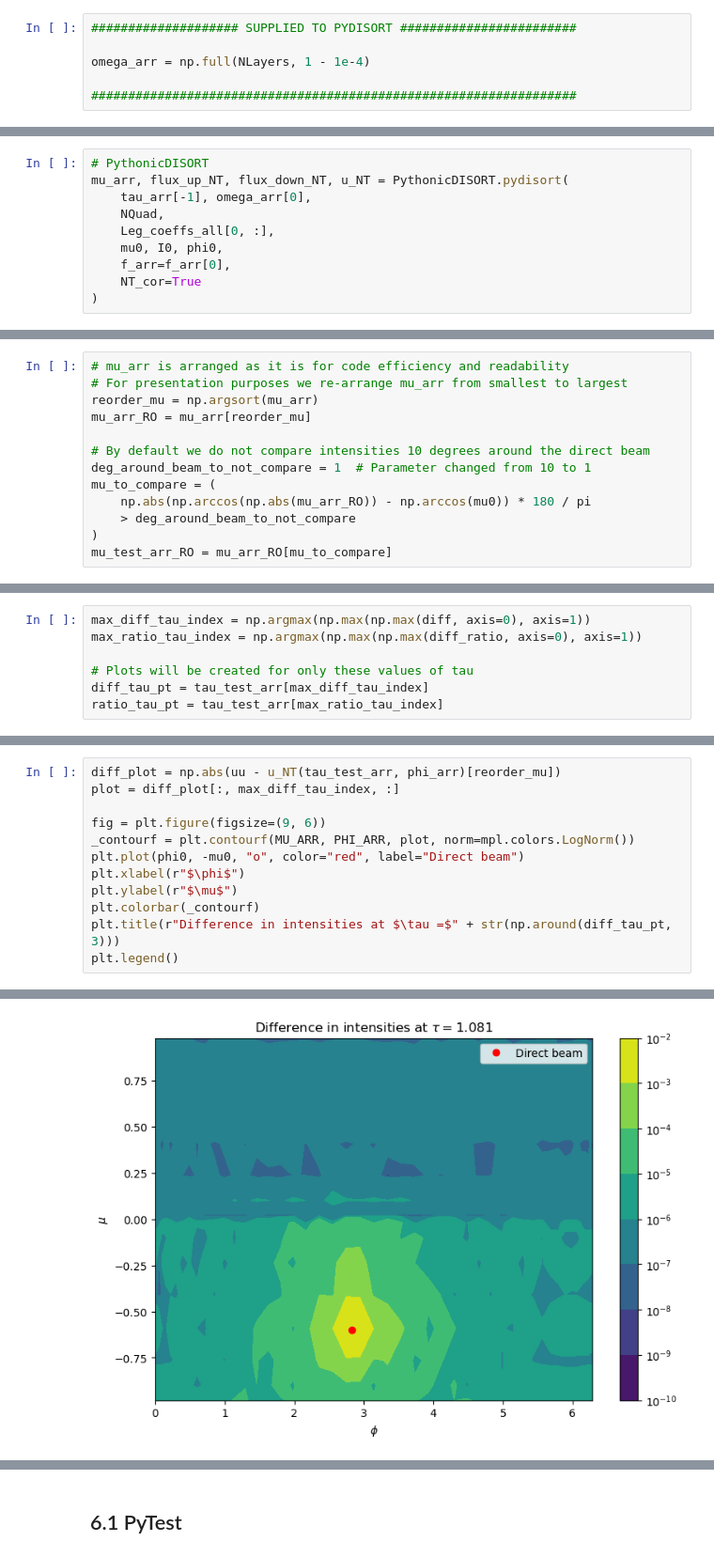
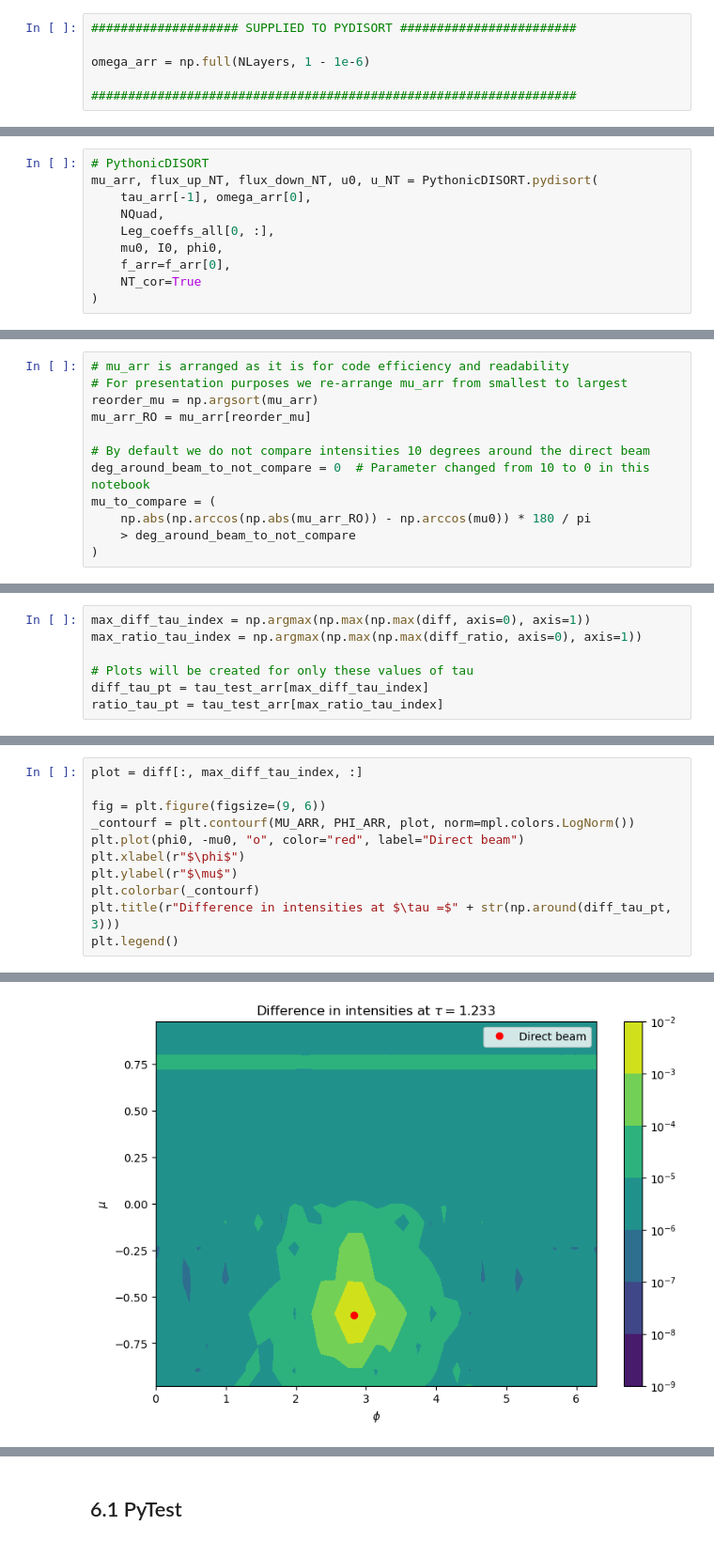
Before and after one commit to riclarsson/Pythonic-DISORT, a Jupyter notebook: docs/Pythonic-DISORT.ipynb, the cells around one changed output, grey strips where cells are left out. Shown at 94% size. Drawn from its saved outputs; the diff is of its cells as text.

```diff
--- a/docs/Pythonic-DISORT.ipynb
+++ b/docs/Pythonic-DISORT.ipynb
@@ -126,7 +127,7 @@ As before, **the zeroth index corresponds to the layer at the top of the atmosph
 # %%
 #################### SUPPLIED TO PYDISORT ########################
 
-omega_arr = np.full(NLayers, 1 - 1e-4)
+omega_arr = np.full(NLayers, 1 - 1e-6)
 
 ##################################################################
 # %% [markdown]
@@ -2476,7 +2473,7 @@ Inspired by [[12]](#cite-KS2022), we created a Python wrapper around version 4.0
 **PythonicDISORT**
 # %%
 # PythonicDISORT
-mu_arr, flux_up_NT, flux_down_NT, u_NT = PythonicDISORT.pydisort(
+mu_arr, flux_up_NT, flux_down_NT, u0, u_NT = PythonicDISORT.pydisort(
     tau_arr[-1], omega_arr[0],
     NQuad,
     Leg_coeffs_all[0, :],
@@ -2493,12 +2490,11 @@ reorder_mu = np.argsort(mu_arr)
 mu_arr_RO = mu_arr[reorder_mu]
 
 # By default we do not compare intensities 10 degrees around the direct beam
-deg_around_beam_to_not_compare = 1  # Parameter changed from 10 to 1
+deg_around_beam_to_not_compare = 0  # Parameter changed from 10 to 0 in this notebook
 mu_to_compare = (
     np.abs(np.arccos(np.abs(mu_arr_RO)) - np.arccos(mu0)) * 180 / pi
     > deg_around_beam_to_not_compare
 )
-mu_test_arr_RO = mu_arr_RO[mu_to_compare]
 # %%
 # Number of phi grid points
 # This selection should ensure that the phi quadrature is at least as accurate as the mu quadrature
@@ -2639,18 +2657,17 @@ Max pointwise difference = 0.0005462757135816787
 # %%
-diff_plot = np.abs(uu - u_NT(tau_test_arr, phi_arr)[reorder_mu])
-plot = diff_plot[:, max_diff_tau_index, :]
+plot = diff[:, max_diff_tau_index, :]
 
 fig = plt.figure(figsize=(9, 6))
 _contourf = plt.contourf(MU_ARR, PHI_ARR, plot, norm=mpl.colors.LogNorm())
 plt.plot(phi0, -mu0, "o", color="red", label="Direct beam")
 plt.xlabel(r"$\phi$")
 plt.ylabel(r"$\mu$")
 plt.colorbar(_contourf)
 plt.title(r"Difference in intensities at $\tau =$" + str(np.around(diff_tau_pt, 3)))
 plt.legend()
 # %% [output]
 <matplotlib.legend.Legend at 0x...>
-[figure, old version]
+[figure, new version]
 # %%
 print("At tau = " + str(ratio_tau_pt))
 print("Max pointwise difference ratio =", np.max(diff_ratio[:, max_ratio_tau_index, :]))
```
Also changed, not shown: parts of 43 cells of this notebook, 10 other files.
